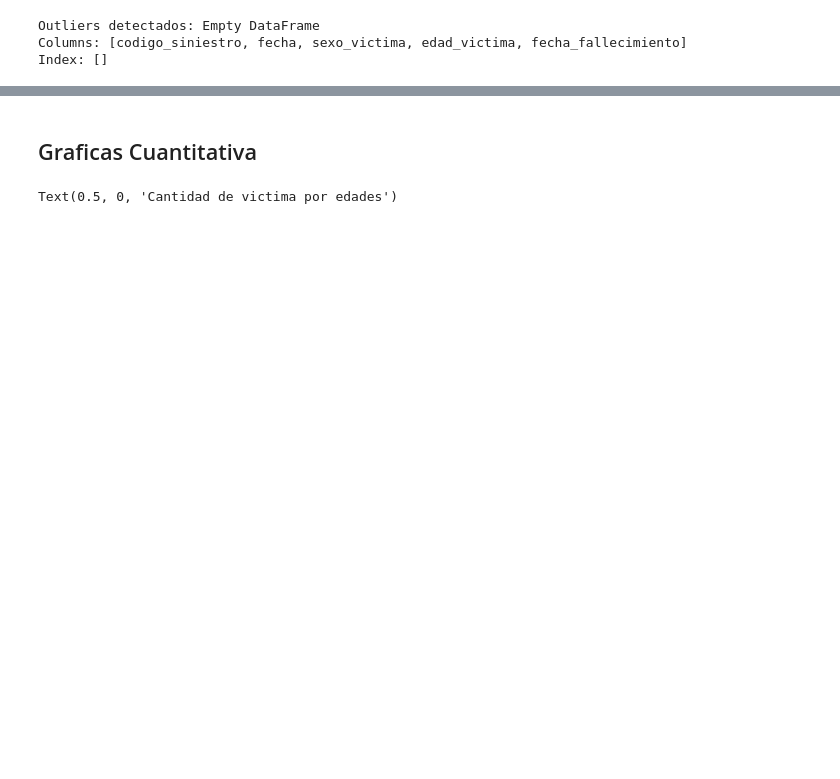
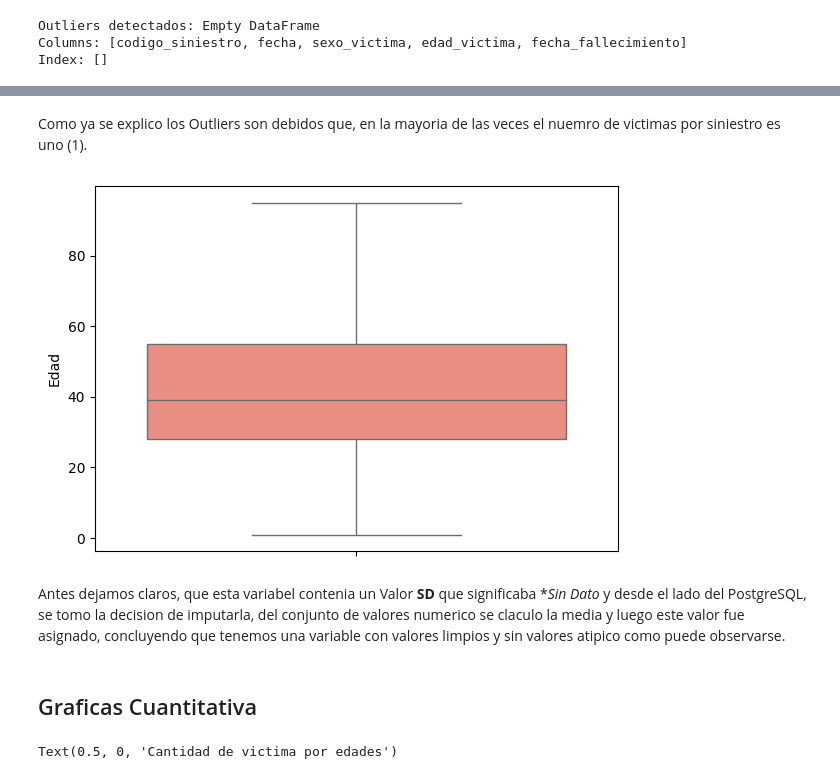
Before and after one commit to ing-jhparra/Proyecto-de-analisis-de-datos-en-Siniestros-Viales, a Jupyter notebook: notebooks/1_eda_siniestros.ipynb, the cells around one changed output, grey strips where cells are left out. Cells and saved outputs as stored; diff of their text form; code cells hidden in the pictures; blank space fills up the shorter version.

```diff
--- a/notebooks/1_eda_siniestros.ipynb
+++ b/notebooks/1_eda_siniestros.ipynb
@@ -265,3 +325,21 @@ Index: []
+# %% [markdown]
+Como ya se explico los Outliers son debidos que, en la mayoria de las veces el nuemro de victimas por siniestro es uno (1).
+# %%
+# Ajustar el tamaño de la figura
+plt.figure(figsize=(6, 4))
+
+# Crear subplots para los gráficos
+plt.subplot(1, 1, 1)
+sns.boxplot(data=victimas, y='edad_victima', color = "#FA8072")
+plt.ylabel('Edad')
+# Ajustar espaciado entre subplots
+plt.tight_layout()
+
+plt.show()
+# %% [output]
+[figure, added]
+# %% [markdown]
+Antes dejamos claros, que esta variabel contenia un Valor **SD** que significaba **Sin Dato* y desde el lado del PostgreSQL, se tomo la decision de imputarla, del conjunto de valores numerico se claculo la media y luego este valor fue asignado, concluyendo que tenemos una variable con valores limpios y sin valores atipico como puede observarse.
 # %% [markdown]
 ## Graficas Cuantitativa
 # %%
```
Also changed, not shown: parts of 55 cells of this notebook, 3 other files.
